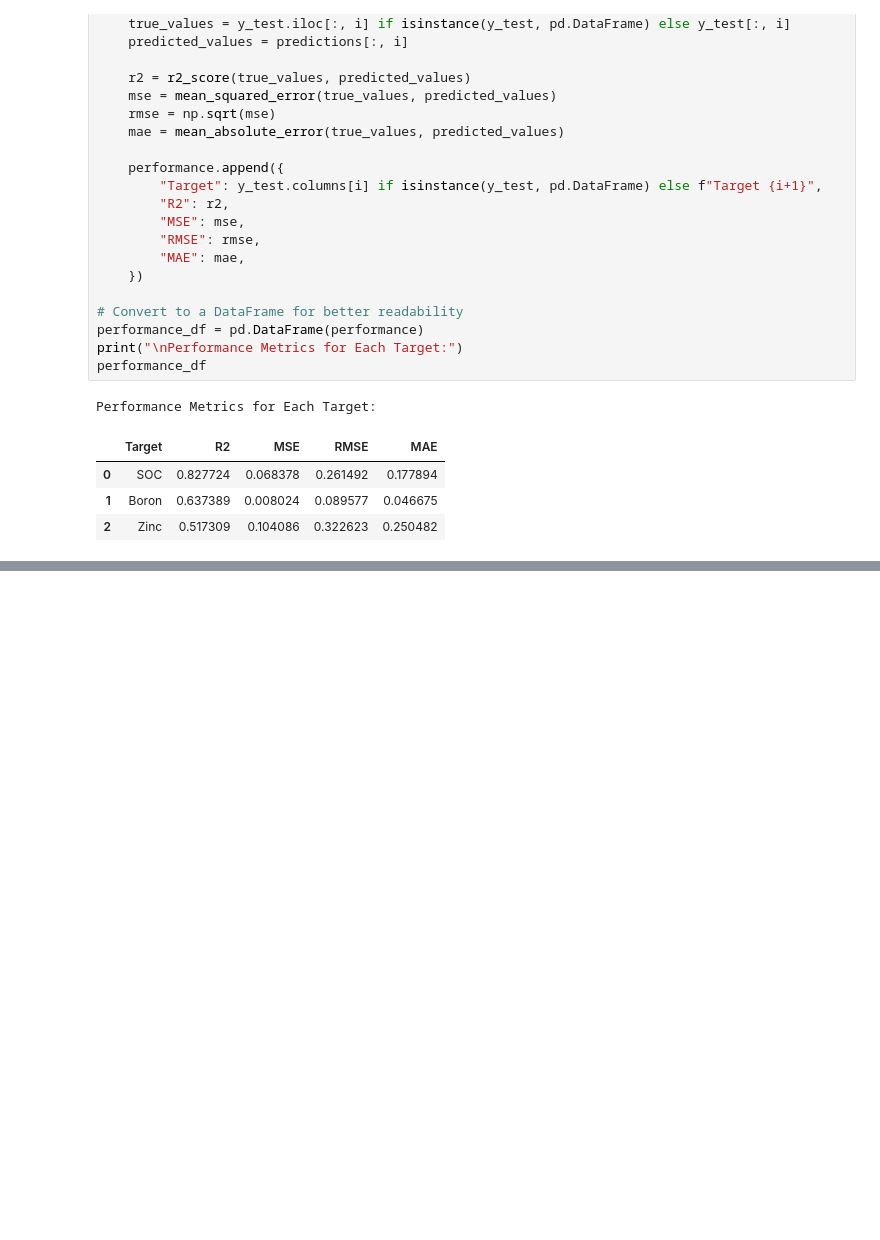
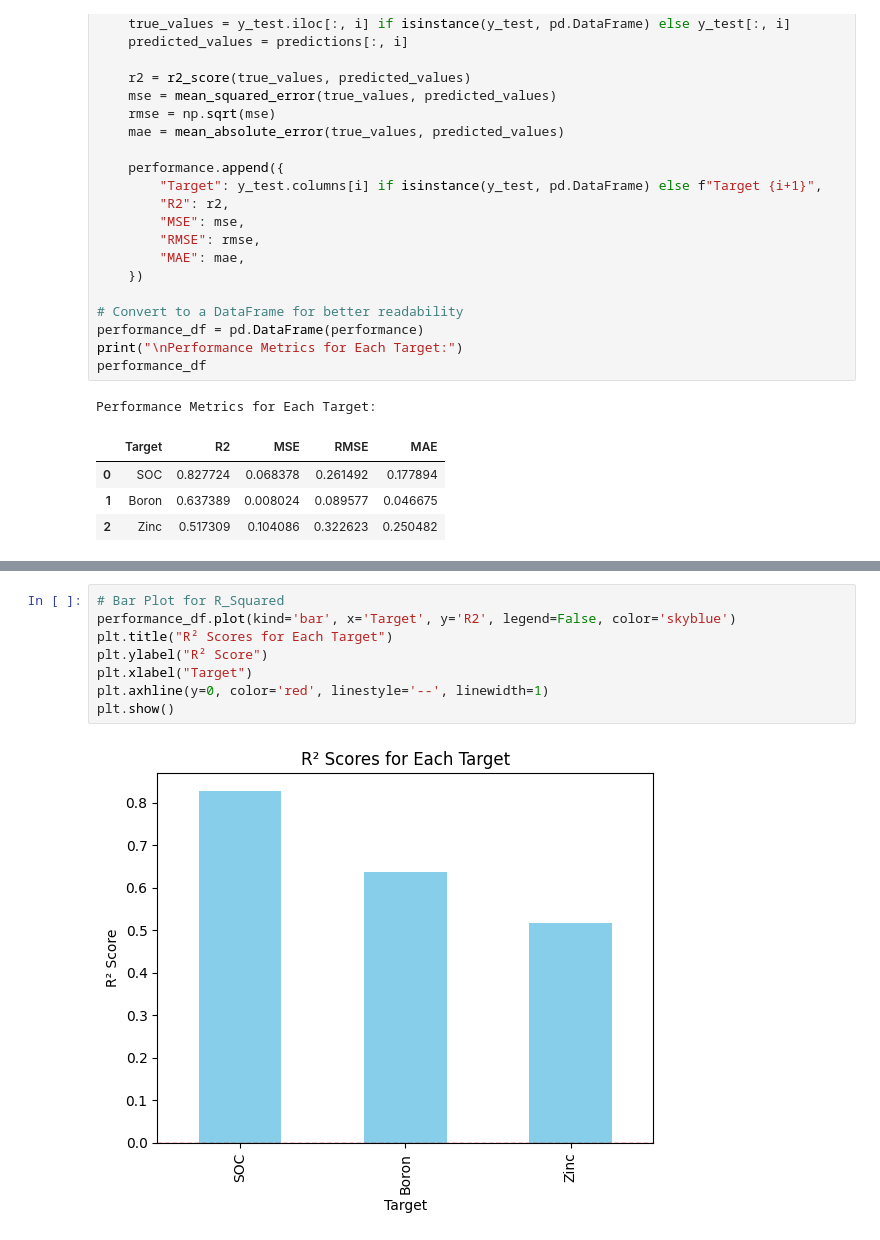
Before and after one commit to mm-mazhar/IPAGE, a Jupyter notebook: notebooks/task_3_model_development_and_training/by-George Sylva/iPAGE_Model_building_3.ipynb, the cells around one changed output, grey strips where cells are left out. Cells and saved outputs as stored; diff of their text form; blank space fills up the shorter version.

```diff
--- a/notebooks/task_3_model_development_and_training/by-George Sylva/iPAGE_Model_building_3.ipynb
+++ b/notebooks/task_3_model_development_and_training/by-George Sylva/iPAGE_Model_building_3.ipynb
@@ -371,0 +408,10 @@ Performance Metrics for Each Target:
+# %%
+# Bar Plot for R_Squared
+performance_df.plot(kind='bar', x='Target', y='R2', legend=False, color='skyblue')
+plt.title("R² Scores for Each Target")
+plt.ylabel("R² Score")
+plt.xlabel("Target")
+plt.axhline(y=0, color='red', linestyle='--', linewidth=1)
+plt.show()
+# %% [output]
+[figure, added]
```
Also changed, not shown: parts of 7 cells of this notebook.
